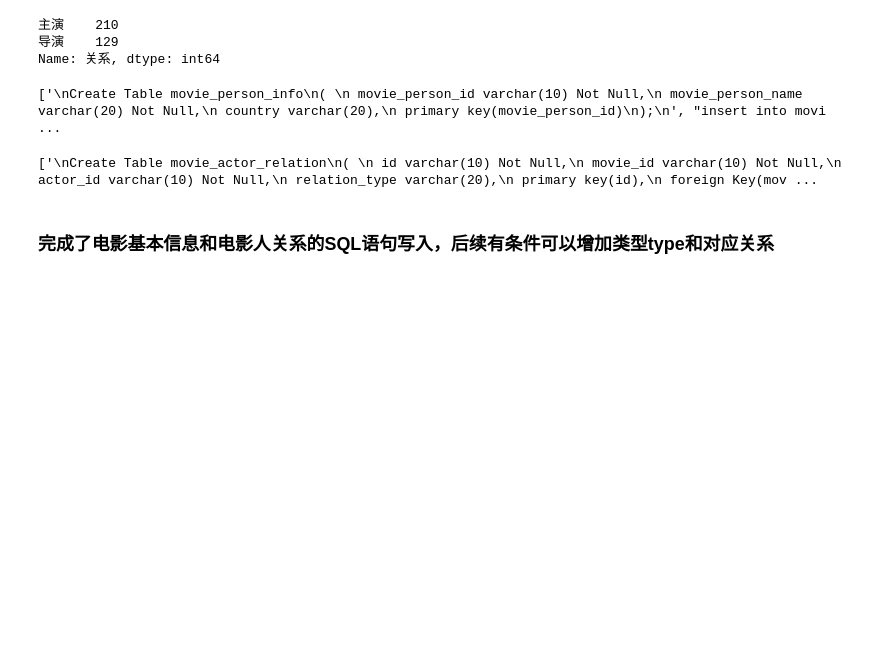
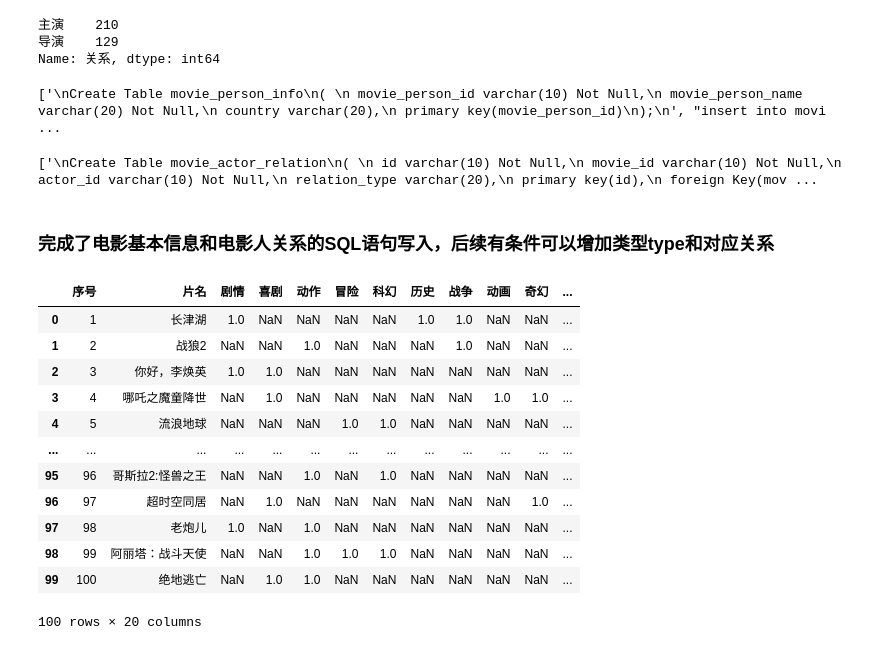
Before and after one commit to JiangGufan/DataBase2023, a Jupyter notebook: MovieDataBase/Clear+SQLgenerate.ipynb, the cells around one changed output. Cells and saved outputs as stored; diff of their text form; code cells hidden in the pictures; blank space fills up the shorter version.

```diff
--- a/MovieDataBase/Clear+SQLgenerate.ipynb
+++ b/MovieDataBase/Clear+SQLgenerate.ipynb
@@ -237,3 +237,26 @@ with open(file_path, 'w') as file:
         file.write(statement + '\n')
 # %% [markdown]
 ###  完成了电影基本信息和电影人关系的SQL语句写入，后续有条件可以增加类型type和对应关系
+# %%
+import pandas as pd
+import numpy as np
+
+# 加载数据集
+file_path = 'movieMY.xlsx'  # 替换为您的文件路径
+label_data = pd.read_excel(file_path, sheet_name='标签')
+# %%
+label_data
+# %% [output]
+|  | 序号 | 片名 | 剧情 | 喜剧 | 动作 | 冒险 | 科幻 | 历史 | 战争 | 动画 | 奇幻 | ... |
+| 0 | 1 | 长津湖 | 1.0 | NaN | NaN | NaN | NaN | 1.0 | 1.0 | NaN | NaN | ... |
+| 1 | 2 | 战狼2 | NaN | NaN | 1.0 | NaN | NaN | NaN | 1.0 | NaN | NaN | ... |
+| 2 | 3 | 你好，李焕英 | 1.0 | 1.0 | NaN | NaN | NaN | NaN | NaN | NaN | NaN | ... |
+| 3 | 4 | 哪吒之魔童降世 | NaN | 1.0 | NaN | NaN | NaN | NaN | NaN | 1.0 | 1.0 | ... |
+| 4 | 5 | 流浪地球 | NaN | NaN | NaN | 1.0 | 1.0 | NaN | NaN | NaN | NaN | ... |
+| ... | ... | ... | ... | ... | ... | ... | ... | ... | ... | ... | ... | ... |
+| 95 | 96 | 哥斯拉2:怪兽之王 | NaN | NaN | 1.0 | NaN | 1.0 | NaN | NaN | NaN | NaN | ... |
+| 96 | 97 | 超时空同居 | NaN | 1.0 | NaN | NaN | NaN | NaN | NaN | NaN | 1.0 | ... |
+| 97 | 98 | 老炮儿 | 1.0 | NaN | 1.0 | NaN | NaN | NaN | NaN | NaN | NaN | ... |
+| 98 | 99 | 阿丽塔：战斗天使 | NaN | NaN | 1.0 | 1.0 | 1.0 | NaN | NaN | NaN | NaN | ... |
+| 99 | 100 | 绝地逃亡 | NaN | 1.0 | 1.0 | NaN | NaN | NaN | NaN | NaN | NaN | ... |
+100 rows × 20 columns
```
Also changed, not shown: parts of 4 cells of this notebook, 2 other files.
